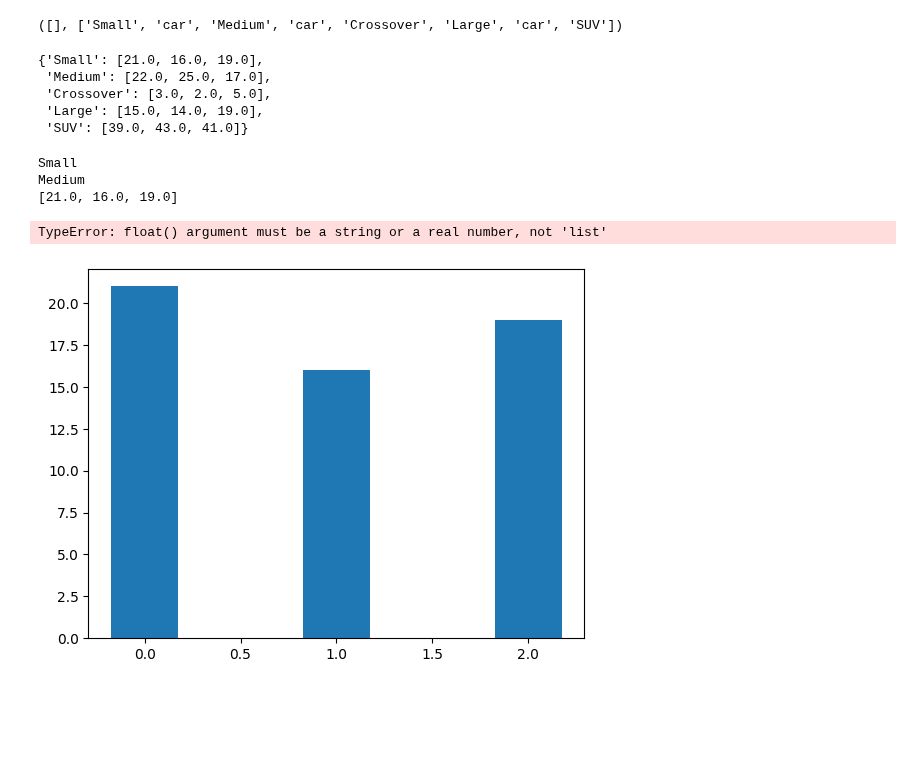
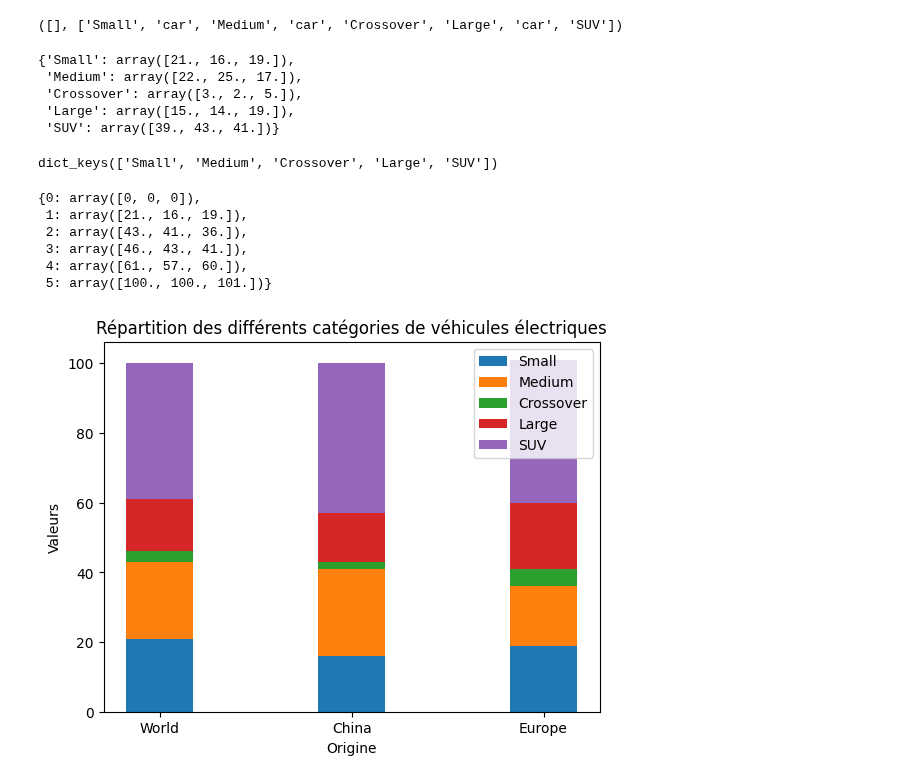
Before and after one commit to antoine-palazz/PyCar, a Jupyter notebook: data_vehicles/data_viz_eaa.ipynb, the cells around one changed output. Saved outputs shown, nothing was run; the diff lists cells and outputs as text; code cells hidden in the pictures; blank space fills up the shorter version.

```diff
--- a/data_vehicles/data_viz_eaa.ipynb
+++ b/data_vehicles/data_viz_eaa.ipynb
@@ -179,67 +179,76 @@ for i in range(len(label)):
     list=[]
     for elem in dico.keys():
         list.append(dico[elem][i])
-    dico_valeurs[label[i]]=list
+    dico_valeurs[label[i]]=np.array(list)
 
 dico_valeurs
 # %% [output]
-{'Small': [21.0, 16.0, 19.0],
- 'Medium': [22.0, 25.0, 17.0],
- 'Crossover': [3.0, 2.0, 5.0],
- 'Large': [15.0, 14.0, 19.0],
- 'SUV': [39.0, 43.0, 41.0]}
+{'Small': array([21., 16., 19.]),
+ 'Medium': array([22., 25., 17.]),
+ 'Crossover': array([3., 2., 5.]),
+ 'Large': array([15., 14., 19.]),
+ 'SUV': array([39., 43., 41.])}
+# %%
+table1= np.array(dico_valeurs.keys())
+
+print(table1)
+# %% [output]
+dict_keys(['Small', 'Medium', 'Crossover', 'Large', 'SUV'])
+# %%
+dico_somme={}
+i=1
+dico_somme[0]=np.array([0,0,0])
+for elem in dico_valeurs:
+    dico_somme[i]=dico_somme[i-1]+dico_valeurs[elem]
+    i=i+1
+
+dico_somme
+# %% [output]
+{0: array([0, 0, 0]),
+ 1: array([21., 16., 19.]),
+ 2: array([43., 41., 36.]),
+ 3: array([46., 43., 41.]),
+ 4: array([61., 57., 60.]),
+ 5: array([100., 100., 101.])}
 # %%
-# Exemple de données
-categories = dico.keys()
+dico_somme={} #dictionnaire utilisé pour empiler les barres sur le graphique
+i=1
+dico_somme[0]=np.array([0,0,0])
+for elem in dico_valeurs:
+    dico_somme[i]=dico_somme[i-1]+dico_valeurs[elem]
+    i=i+1
+
+
+categories = dico.keys()  #on donne les différentes catégories de véhicules
 dico_valeurs={}
 for i in range(len(label)):
     list=[]
     for elem in dico.keys():
         list.append(dico[elem][i])
     dico_valeurs[label[i]]=list
 
 # Création d'un graphique en barres empilées
 fig, ax = plt.subplots()
 
 bar_width = 0.35  # Largeur des barres
 
 # Coordonnées pour chaque catégorie
 indices = np.arange(len(categories))
 
 # Tracer les barres empilées
 i=0
-for i in range(len(tuple(dico_valeurs.keys()))):
-    print(tuple(dico_valeurs.keys())[i])
-    if i==0:
-        bar1= plt.bar(indices, dico_valeurs[tuple(dico_valeurs.keys())[i]], bar_width, label=tuple(dico_valeurs.keys())[i])
-        i=i+1
-    else:
-        for l in range(2):
-            somme = 0
-            for j in range(i):
-                print(dico_valeurs[tuple(dico_valeurs.keys())[j]])
-            somme= somme + float(dico_valeurs[tuple(dico_valeurs.keys())[j]])
-        bar = plt.bar(indices, dico_valeurs[tuple(dico_valeurs.keys())[i]], bar_width, bottom = somme, label=tuple(dico_valeurs.keys())[i])
-        print(dico_valeurs[tuple(dico_valeurs.keys())[i]])
-        print(dico_valeurs[tuple(dico_valeurs.keys())[i-1]])
-        i=i+1
-#bar1 = ax.bar(indices, valeurs1, bar_width, label='Valeurs 1')
-#bar2 = ax.bar(indices, valeurs2, bar_width, bottom=valeurs1, label='Valeurs 2')
+for elem in dico_valeurs:
+    bar=ax.bar(indices, dico_valeurs[elem], bar_width, bottom=dico_somme[i], label=elem)
+    i=i+1
 
 
-# Ajout de légendes, titres, etc.
 ax.set_xlabel('Origine')
 ax.set_ylabel('Valeurs')
-ax.set_title('')
+ax.set_title('Répartition des différents catégories de véhicules électriques')
 ax.set_xticks(indices)
 ax.set_xticklabels(dico.keys())
 ax.legend()
 
-# Affichage du graphique
 plt.show()
 # %% [output]
-Small
-Medium
-[21.0, 16.0, 19.0]
-TypeError: float() argument must be a string or a real number, not 'list'
-[figure, old version]
+[figure, new version]
```
